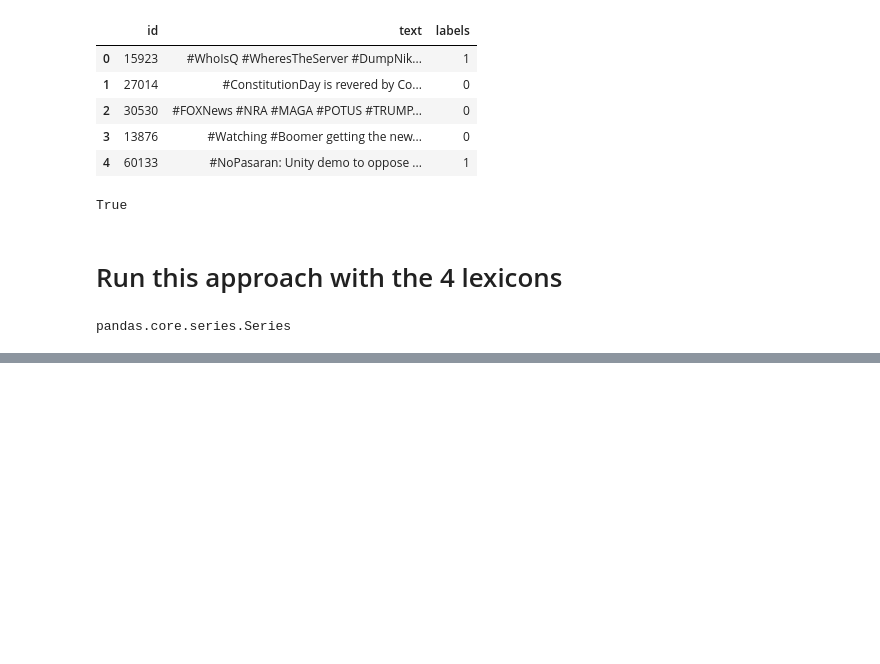
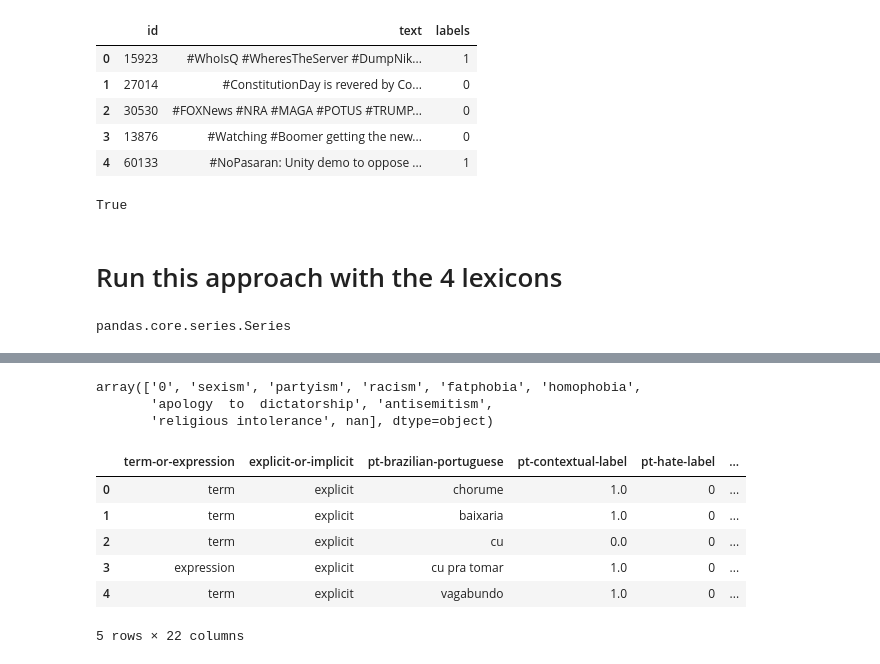
Before and after one commit to Mohammed-majeed/Subjectivity-Mining, a Jupyter notebook: Assignment 3 - Group 11/classifier.ipynb, the cells around one changed output, grey strips where cells are left out. Saved outputs shown, nothing was run; the diff lists cells and outputs as text; code cells hidden in the pictures; blank space fills up the shorter version.

```diff
--- a/Assignment 3 - Group 11/classifier.ipynb
+++ b/Assignment 3 - Group 11/classifier.ipynb
@@ -143,14 +233,32 @@ lexicon_lookup_and_evaluate(test_data['text'], test_data['labels'], df_hurtlex_E
+# %%
+path= r"../Assignment 3 - Group 11/Data/"
+mol =path+"mol.csv"
+
+# Read the csv file into a DataFrame
+df_mol = pd.read_csv(mol)
+df_mol['en-hate-label'].unique()
+# %% [output]
+array(['0', 'sexism', 'partyism', 'racism', 'fatphobia', 'homophobia',
+       'apology  to  dictatorship', 'antisemitism',
+       'religious intolerance', nan], dtype=object)
 # %%
 path= r"../Assignment 3 - Group 11/Data/"
 mol =path+"mol.csv"
 
 # Read the csv file into a DataFrame
 df_mol = pd.read_csv(mol)
 
 # Drop rows where en-hate-label is equal to 1
-df_mol = df_mol[df_mol['en-hate-label'] != 1]
-
+df_mol1 = df_mol[df_mol['en-hate-label'] != 0]
 # Display the first few rows
-df_mol.head()
+df_mol1.head()
+# %% [output]
+|  | term-or-expression | explicit-or-implicit | pt-brazilian-portuguese | pt-contextual-label | pt-hate-label | ... |
+| 0 | term | explicit | chorume | 1.0 | 0 | ... |
+| 1 | term | explicit | baixaria | 1.0 | 0 | ... |
+| 2 | term | explicit | cu | 0.0 | 0 | ... |
+| 3 | expression | explicit | cu pra tomar | 1.0 | 0 | ... |
+| 4 | term | explicit | vagabundo | 1.0 | 0 | ... |
+5 rows × 22 columns
 # %%
 lexicon_lookup_and_evaluate(test_data['text'], test_data['labels'], df_mol , colum_name='en-american-english', name = "Mol Lexicon")
```
Also changed, not shown: parts of 7 cells of this notebook, 1 other file.
